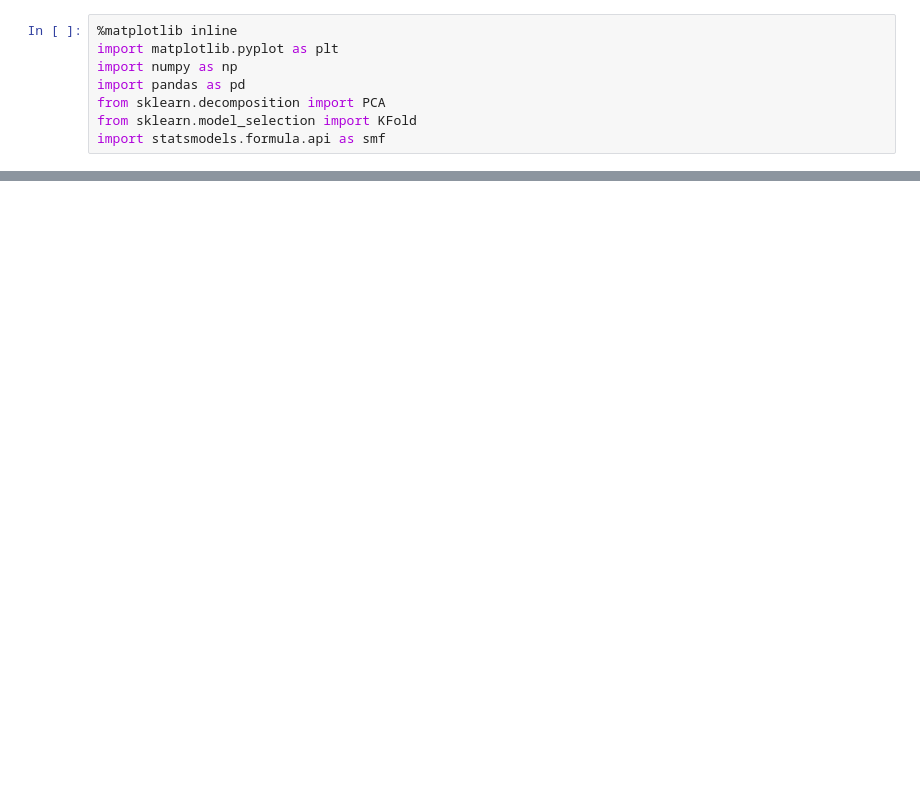
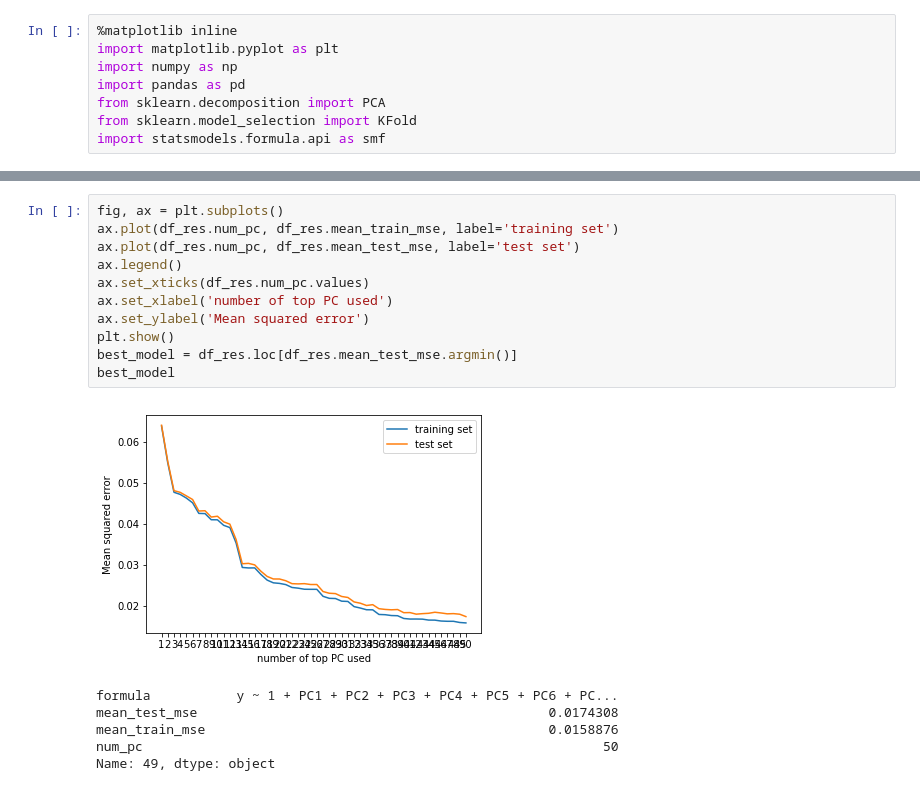
Before and after one commit to angela278/cogs109, a Jupyter notebook: project.ipynb, the cells around one changed output, grey strips where cells are left out. Cells and saved outputs as stored; diff of their text form; blank space fills up the shorter version.

```diff
--- a/project.ipynb
+++ b/project.ipynb
@@ -26,0 +97,18 @@ pcs = PCA(n_components=20).fit_transform(S.T)
+# %%
+fig, ax = plt.subplots()
+ax.plot(df_res.num_pc, df_res.mean_train_mse, label='training set')
+ax.plot(df_res.num_pc, df_res.mean_test_mse, label='test set')
+ax.legend()
+ax.set_xticks(df_res.num_pc.values)
+ax.set_xlabel('number of top PC used')
+ax.set_ylabel('Mean squared error')
+plt.show()
+best_model = df_res.loc[df_res.mean_test_mse.argmin()]
+best_model
+# %% [output]
+[figure, added]
+formula           y ~ 1 + PC1 + PC2 + PC3 + PC4 + PC5 + PC6 + PC...
+mean_test_mse                                             0.0174308
+mean_train_mse                                            0.0158876
+num_pc                                                           50
+Name: 49, dtype: object
```
Also changed, not shown: parts of 1 cell of this notebook.
